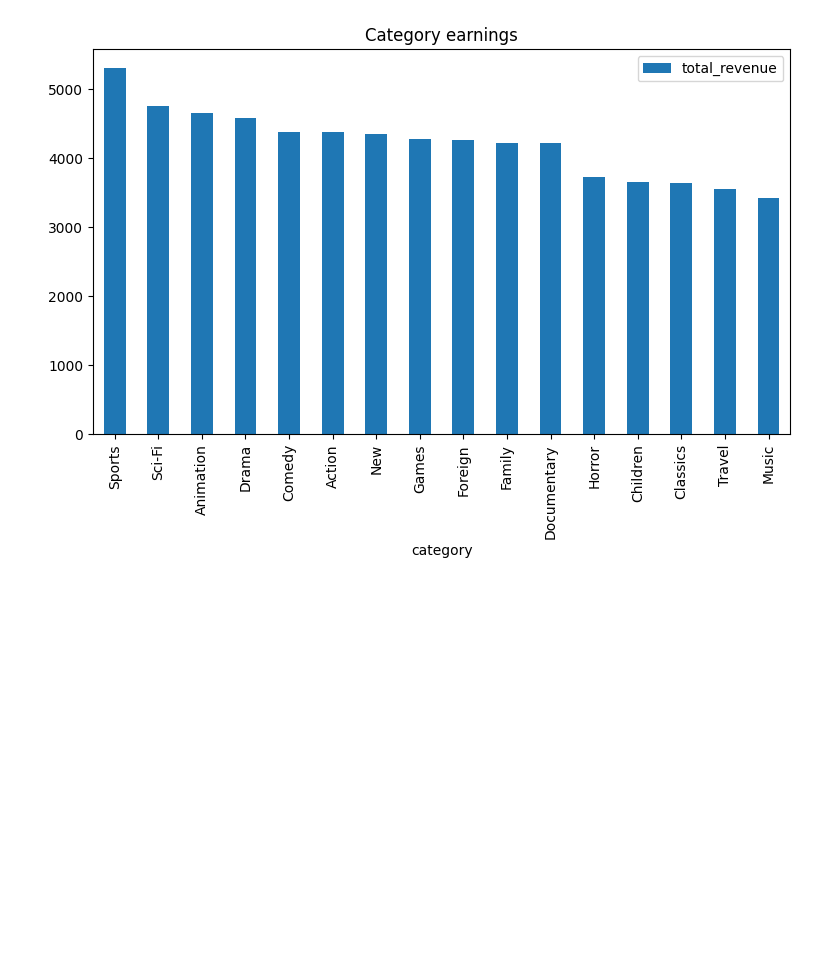
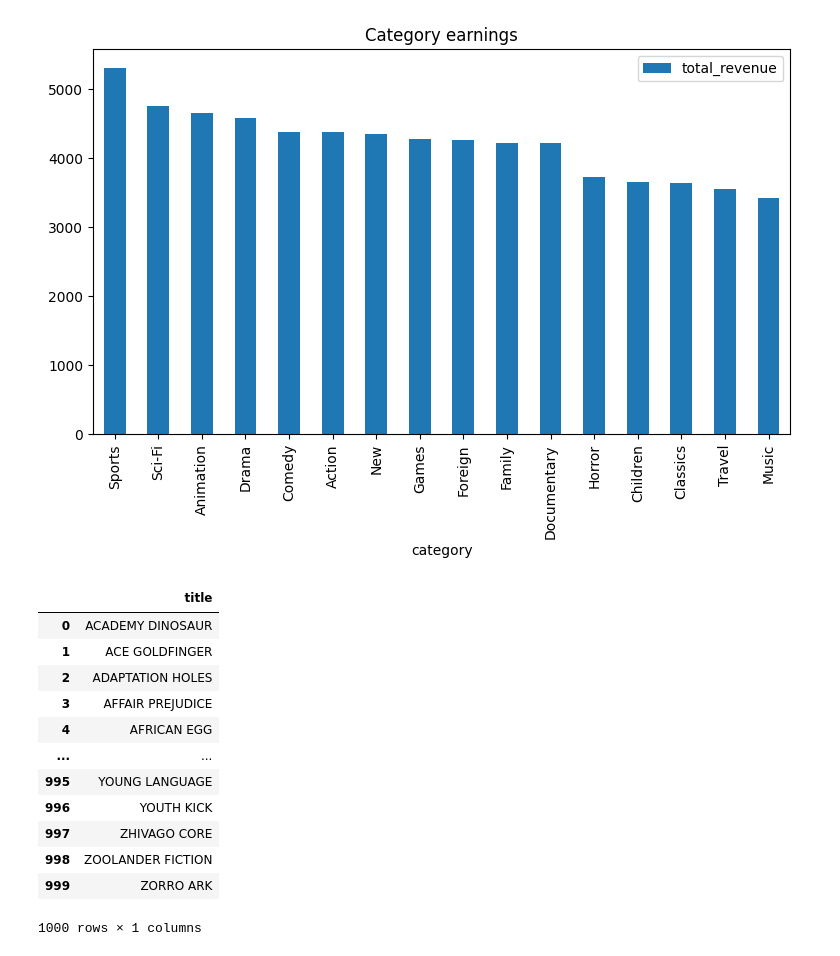
Before and after one commit to luckepucke6/sakila_lab_lucas_lindh, a Jupyter notebook: notebooks/eda_sakila.ipynb, the cells around one changed output. Saved outputs shown, nothing was run; the diff lists cells and outputs as text; code cells hidden in the pictures; blank space fills up the shorter version.

```diff
--- a/notebooks/eda_sakila.ipynb
+++ b/notebooks/eda_sakila.ipynb
@@ -487,3 +495,25 @@ category_earnings
 category_earnings.plot(kind='bar', x='category', y='total_revenue', title="Category earnings", figsize=(9,5));
 # %% [output]
 [figure]
+# %%
+con.sql("""--sql
+SELECT
+    title
+FROM
+    film;
+
+""").df()
+# %% [output]
+|  | title |
+| 0 | ACADEMY DINOSAUR |
+| 1 | ACE GOLDFINGER |
+| 2 | ADAPTATION HOLES |
+| 3 | AFFAIR PREJUDICE |
+| 4 | AFRICAN EGG |
+| ... | ... |
+| 995 | YOUNG LANGUAGE |
+| 996 | YOUTH KICK |
+| 997 | ZHIVAGO CORE |
+| 998 | ZOOLANDER FICTION |
+| 999 | ZORRO ARK |
+1000 rows × 1 columns
```
Also changed, not shown: parts of 1 cell of this notebook, 11 other files.
